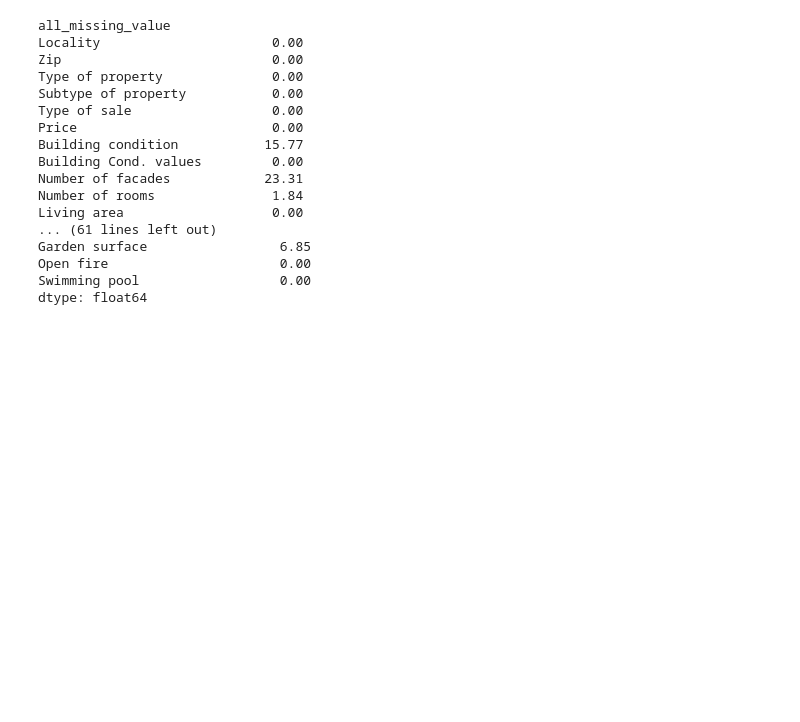
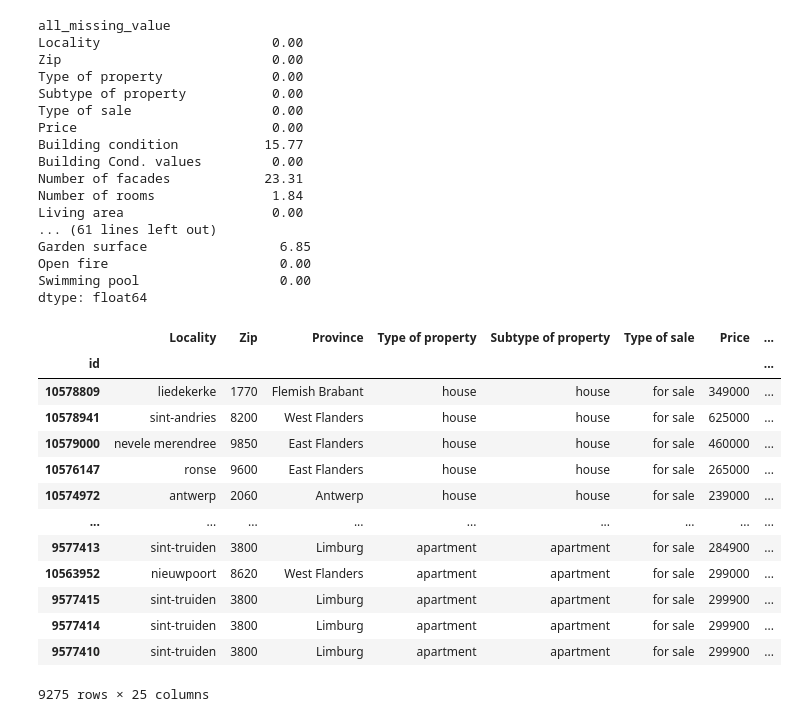
Before and after one commit to melikkekaya/challenge-data-analysis, a Jupyter notebook: mourad.ipynb, the cells around one changed output. Cells and saved outputs as stored; diff of their text form; code cells hidden in the pictures; blank space fills up the shorter version.

```diff
--- a/mourad.ipynb
+++ b/mourad.ipynb
@@ -256,12 +256,28 @@ df.to_csv("clean_data.csv")
 # %%
 # Define provinces in each region
 flanders_provinces = ['Flemish Brabant','Antwerp','Limburg','West Flanders','East Flanders']
 wallonia_provinces = ['Walloon Brabant','Liège','Namur','Hainaut','Luxembourg']
 brussels_provinces = ['Brussels Capital Region']
 
 df_flanders = df[df['Province'].isin(flanders_provinces)]
 df_wallonia = df[df['Province'].isin(wallonia_provinces)]
 df_brussels = df[df['Province'].isin(brussels_provinces)]
+df_flanders
+# %% [output]
+|  | Locality | Zip | Province | Type of property | Subtype of property | Type of sale | Price | ... |
+| id |  |  |  |  |  |  |  | ... |
+| 10578809 | liedekerke | 1770 | Flemish Brabant | house | house | for sale | 349000 | ... |
+| 10578941 | sint-andries | 8200 | West Flanders | house | house | for sale | 625000 | ... |
+| 10579000 | nevele merendree | 9850 | East Flanders | house | house | for sale | 460000 | ... |
+| 10576147 | ronse | 9600 | East Flanders | house | house | for sale | 265000 | ... |
+| 10574972 | antwerp | 2060 | Antwerp | house | house | for sale | 239000 | ... |
+| ... | ... | ... | ... | ... | ... | ... | ... | ... |
+| 9577413 | sint-truiden | 3800 | Limburg | apartment | apartment | for sale | 284900 | ... |
+| 10563952 | nieuwpoort | 8620 | West Flanders | apartment | apartment | for sale | 299000 | ... |
+| 9577415 | sint-truiden | 3800 | Limburg | apartment | apartment | for sale | 299900 | ... |
+| 9577414 | sint-truiden | 3800 | Limburg | apartment | apartment | for sale | 299900 | ... |
+| 9577410 | sint-truiden | 3800 | Limburg | apartment | apartment | for sale | 299900 | ... |
+9275 rows × 25 columns
 # %%
 def calculate_metrics(region_df):
     return region_df.groupby('Province').agg(Avg_Price=('Price','mean'),
```
Also changed, not shown: parts of 6 cells of this notebook.
